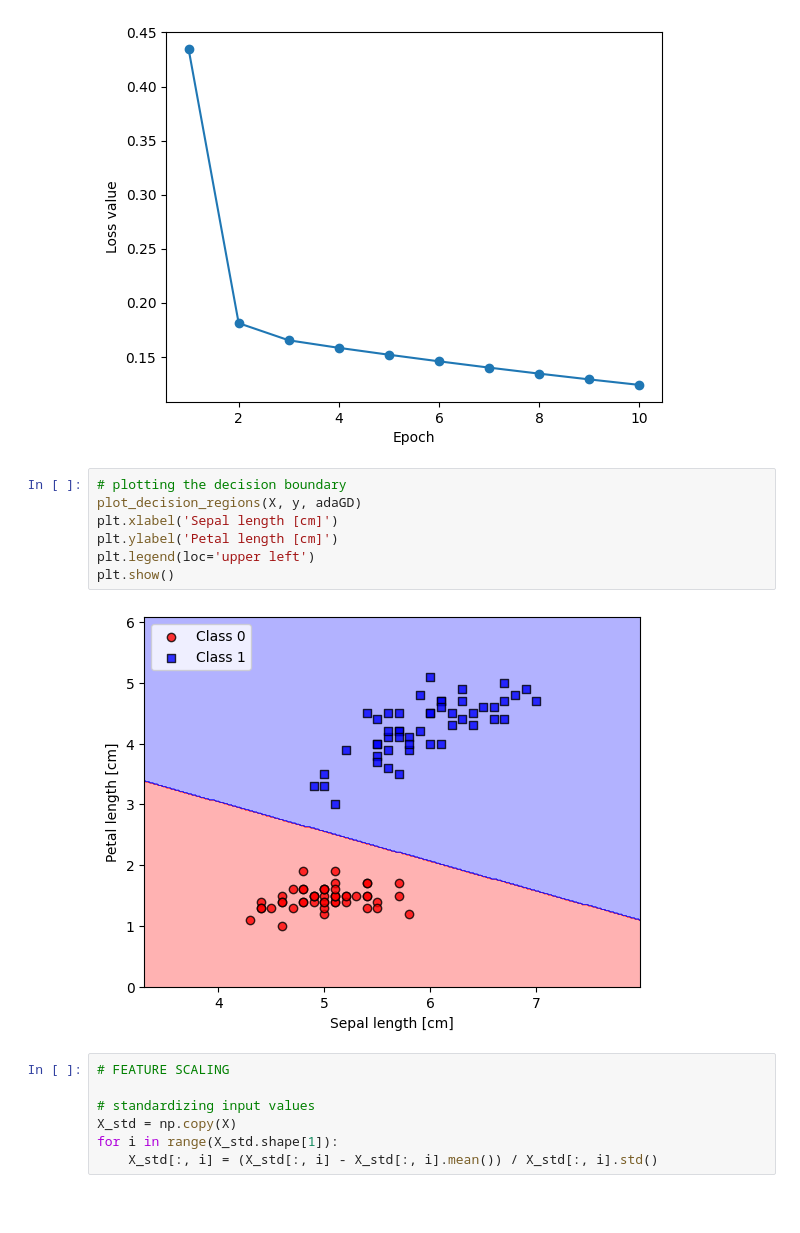
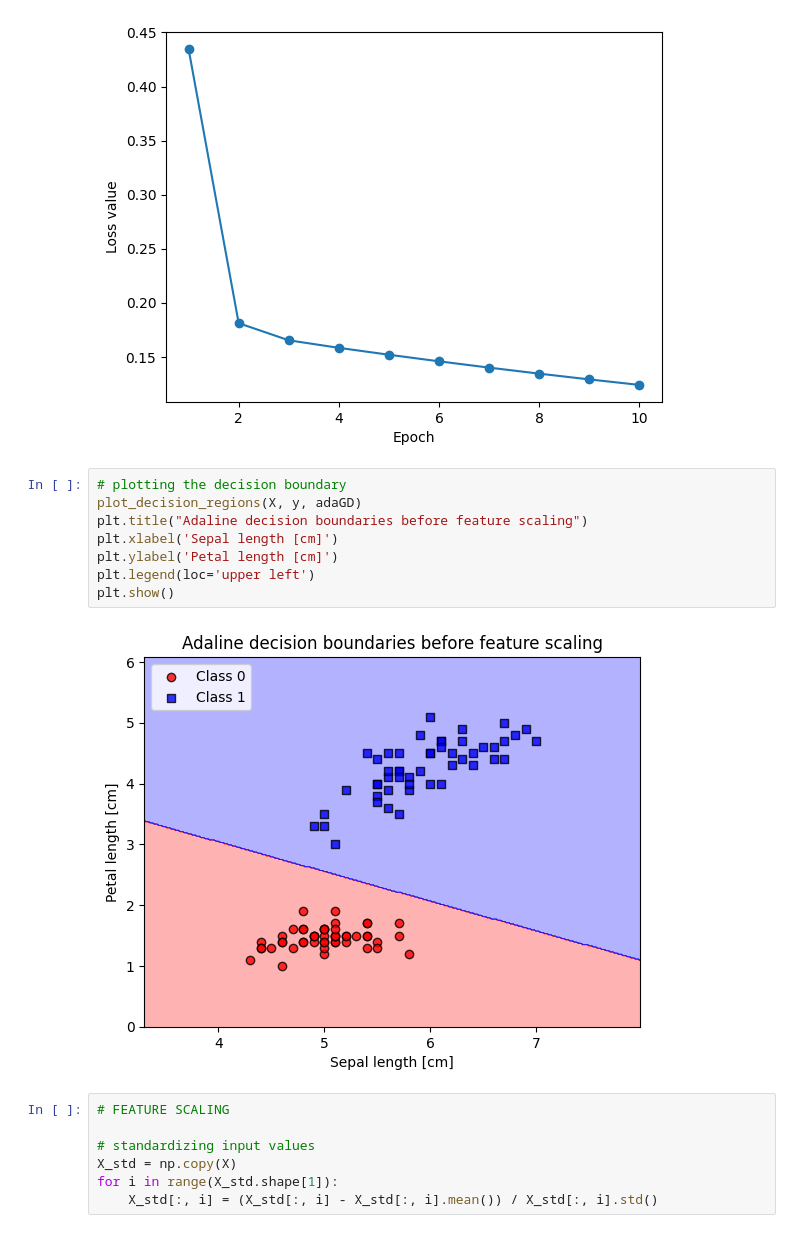
Before and after one commit to siddiskid/AI, a Jupyter notebook: learnai.ipynb, the cells around one changed output. Saved outputs shown, nothing was run; the diff lists cells and outputs as text; blank space fills up the shorter version.

```diff
--- a/learnai.ipynb
+++ b/learnai.ipynb
@@ -123,12 +122,13 @@ plt.show()
 # %%
 # plotting the decision boundary
 plot_decision_regions(X, y, adaGD)
+plt.title("Adaline decision boundaries before feature scaling")
 plt.xlabel('Sepal length [cm]')
 plt.ylabel('Petal length [cm]')
 plt.legend(loc='upper left')
 plt.show()
 # %% [output]
-[figure, old version]
+[figure, new version]
 # %%
 # FEATURE SCALING
 
```
Also changed, not shown: parts of 7 cells of this notebook, 2 other files.
